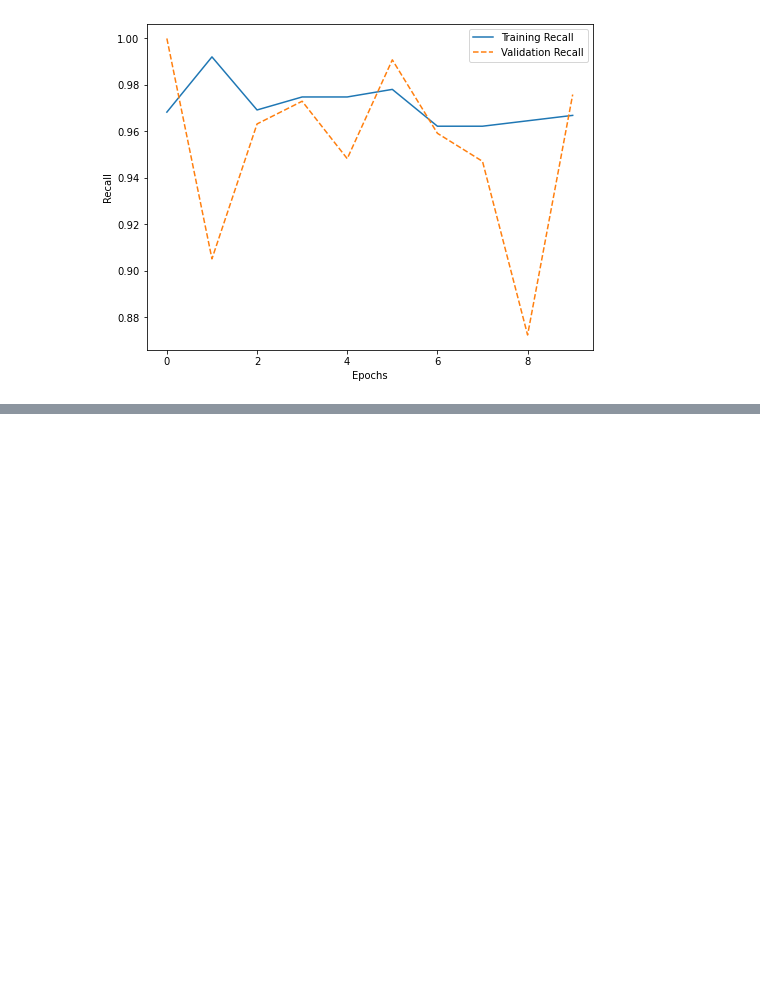
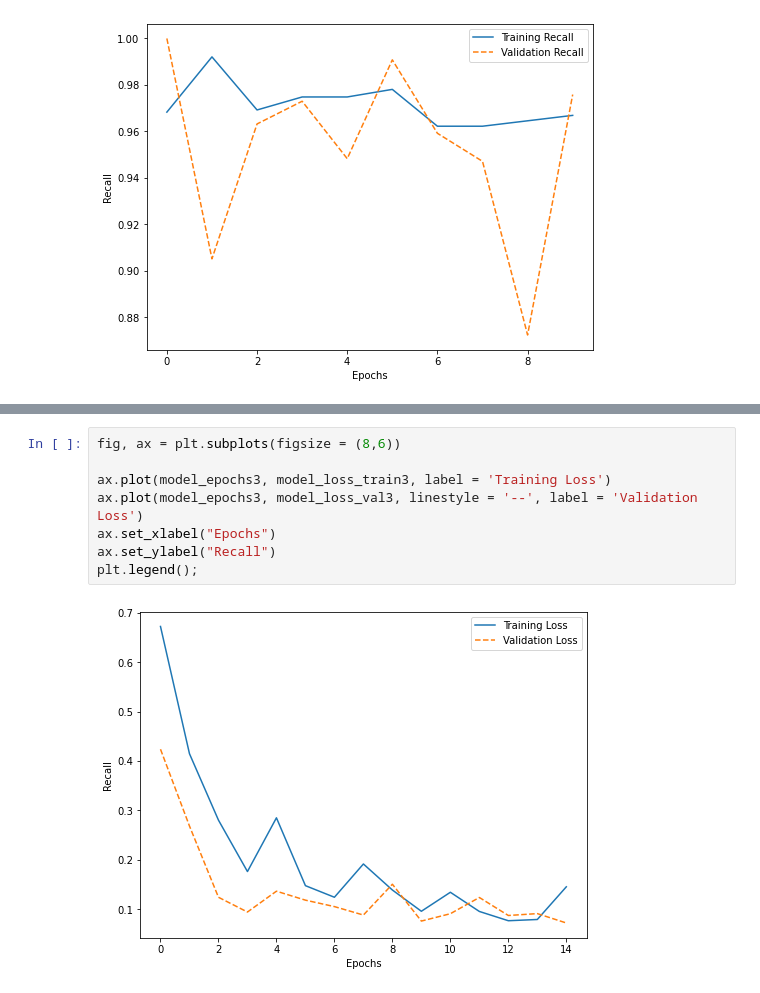
Before and after one commit to Luv2bnanook44/flatiron_phase4_project, a Jupyter notebook: notebooks/svitlana_notebook.ipynb, the cells around one changed output, grey strips where cells are left out. Drawn from its saved outputs; the diff is of its cells as text; blank space fills up the shorter version.

```diff
--- a/notebooks/svitlana_notebook.ipynb
+++ b/notebooks/svitlana_notebook.ipynb
@@ -464,0 +523,10 @@ plt.legend();
+# %%
+fig, ax = plt.subplots(figsize = (8,6))
+
+ax.plot(model_epochs3, model_loss_train3, label = 'Training Loss')
+ax.plot(model_epochs3, model_loss_val3, linestyle = '--', label = 'Validation Loss')
+ax.set_xlabel("Epochs")
+ax.set_ylabel("Recall")
+plt.legend();
+# %% [output]
+[figure, added]
```
Also changed, not shown: parts of 34 cells of this notebook.
